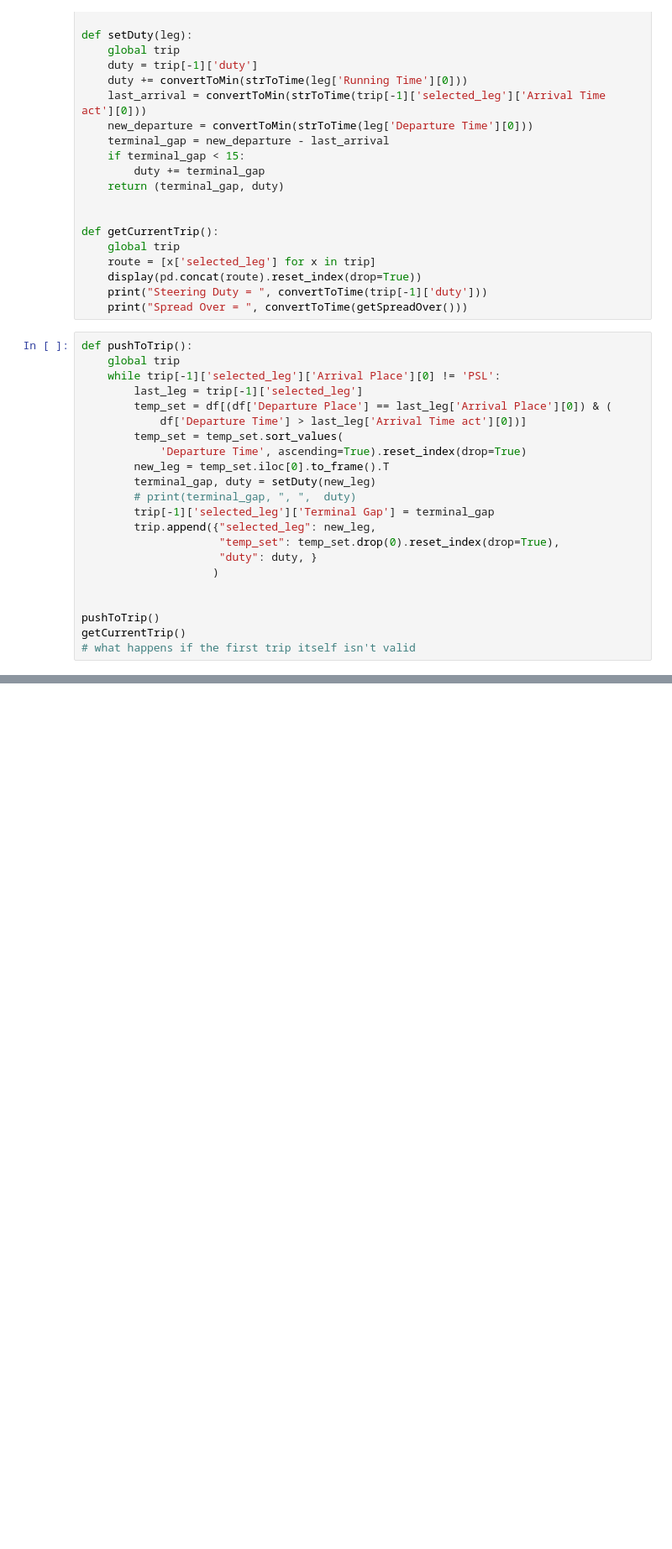
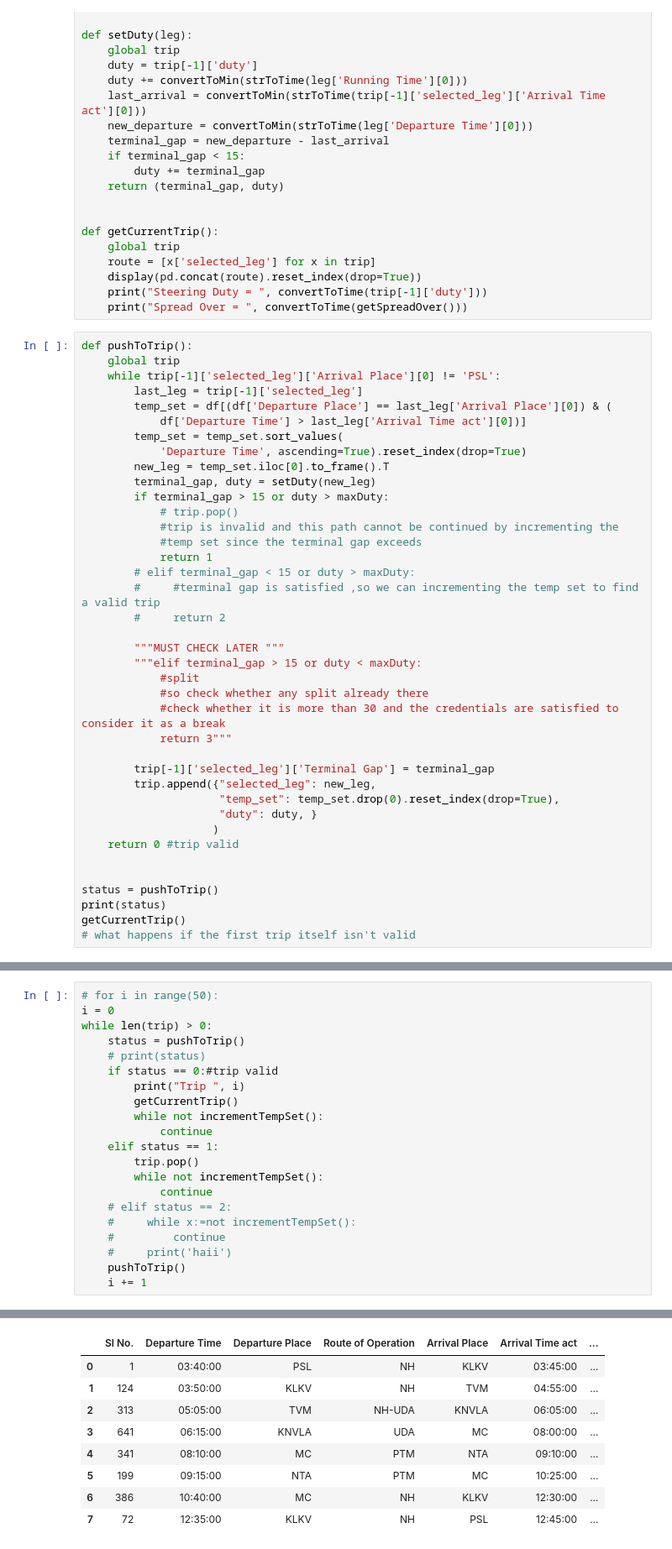
Before and after one commit to vimalbabu2229/natpac_sheduling, a Jupyter notebook: stackMethod.ipynb, the cells around one changed output, grey strips where cells are left out. Shown at 84% size. Cells and saved outputs as stored; diff of their text form; blank space fills up the shorter version.

Commit message:
getting the output with some redundant trips thatneed to  be handled and also missing to satisfy some of the constraints

```diff
--- a/stackMethod.ipynb
+++ b/stackMethod.ipynb
@@ -66,15 +66,32 @@ def pushToTrip():
             'Departure Time', ascending=True).reset_index(drop=True)
         new_leg = temp_set.iloc[0].to_frame().T
         terminal_gap, duty = setDuty(new_leg)
-        # print(terminal_gap, ", ",  duty)
+        if terminal_gap > 15 or duty > maxDuty:
+            # trip.pop()
+            #trip is invalid and this path cannot be continued by incrementing the
+            #temp set since the terminal gap exceeds
+            return 1
+        # elif terminal_gap < 15 or duty > maxDuty:
+        #     #terminal gap is satisfied ,so we can incrementing the temp set to find a valid trip
+        #     return 2
+
+        """MUST CHECK LATER """
+        """elif terminal_gap > 15 or duty < maxDuty:
+            #split
+            #so check whether any split already there
+            #check whether it is more than 30 and the credentials are satisfied to consider it as a break
+            return 3"""
+
         trip[-1]['selected_leg']['Terminal Gap'] = terminal_gap
         trip.append({"selected_leg": new_leg,
                      "temp_set": temp_set.drop(0).reset_index(drop=True),
                      "duty": duty, }
                     )
+    return 0 #trip valid
 
 
-pushToTrip()
+status = pushToTrip()
+print(status)
 getCurrentTrip()
 # what happens if the first trip itself isn't valid
 # %% [output]
@@ -183,0 +122,22 @@ Trip  5
+# %%
+# for i in range(50):
+i = 0
+while len(trip) > 0:
+    status = pushToTrip()
+    # print(status)
+    if status == 0:#trip valid
+        print("Trip ", i)
+        getCurrentTrip()
+        while not incrementTempSet():
+            continue
+    elif status == 1:
+        trip.pop()
+        while not incrementTempSet():
+            continue
+    # elif status == 2:
+    #     while x:=not incrementTempSet():
+    #         continue
+    #     print('haii')
+    pushToTrip()
+    i += 1
+# %% [output]
@@ -183,0 +155,9 @@ Trip  5
+|  | Sl No. | Departure Time | Departure Place | Route of Operation | Arrival Place | Arrival Time act | ... |
+| 0 | 1 | 03:40:00 | PSL | NH | KLKV | 03:45:00 | ... |
+| 1 | 124 | 03:50:00 | KLKV | NH | TVM | 04:55:00 | ... |
+| 2 | 313 | 05:05:00 | TVM | NH-UDA | KNVLA | 06:05:00 | ... |
+| 3 | 641 | 06:15:00 | KNVLA | UDA | MC | 08:00:00 | ... |
+| 4 | 341 | 08:10:00 | MC | PTM | NTA | 09:10:00 | ... |
+| 5 | 199 | 09:15:00 | NTA | PTM | MC | 10:25:00 | ... |
+| 6 | 386 | 10:40:00 | MC | NH | KLKV | 12:30:00 | ... |
+| 7 | 72 | 12:35:00 | KLKV | NH | PSL | 12:45:00 | ... |
```
Also changed, not shown: parts of 4 cells of this notebook.
